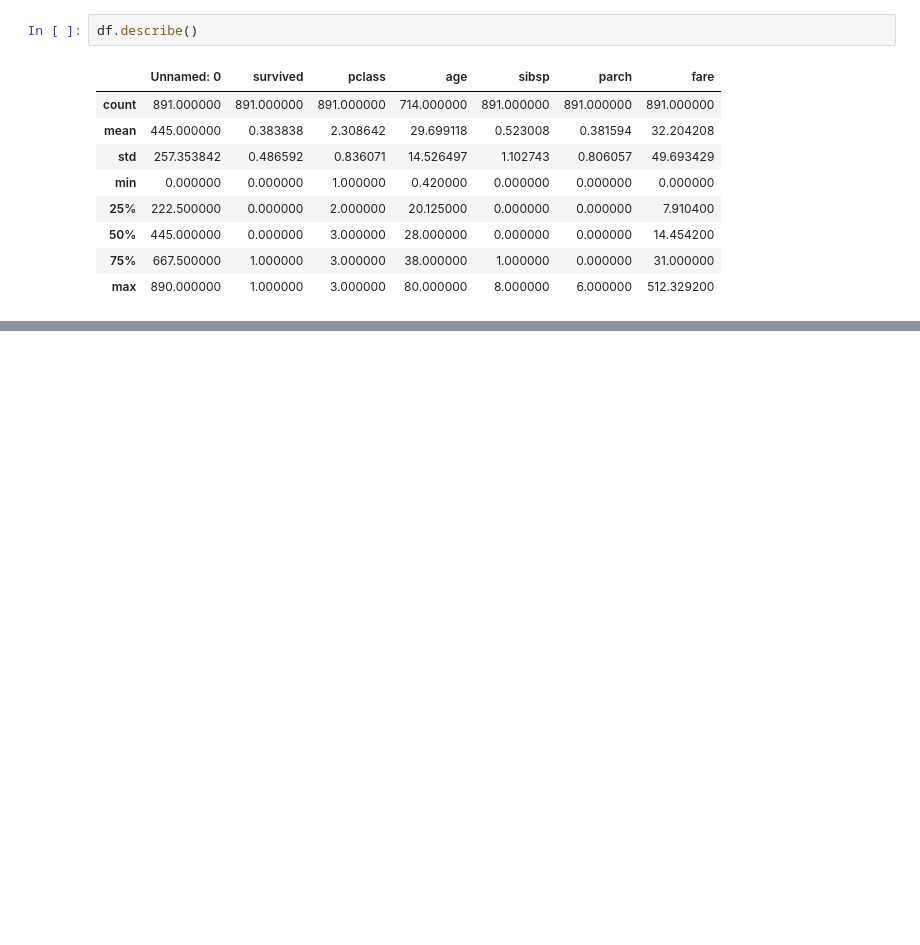
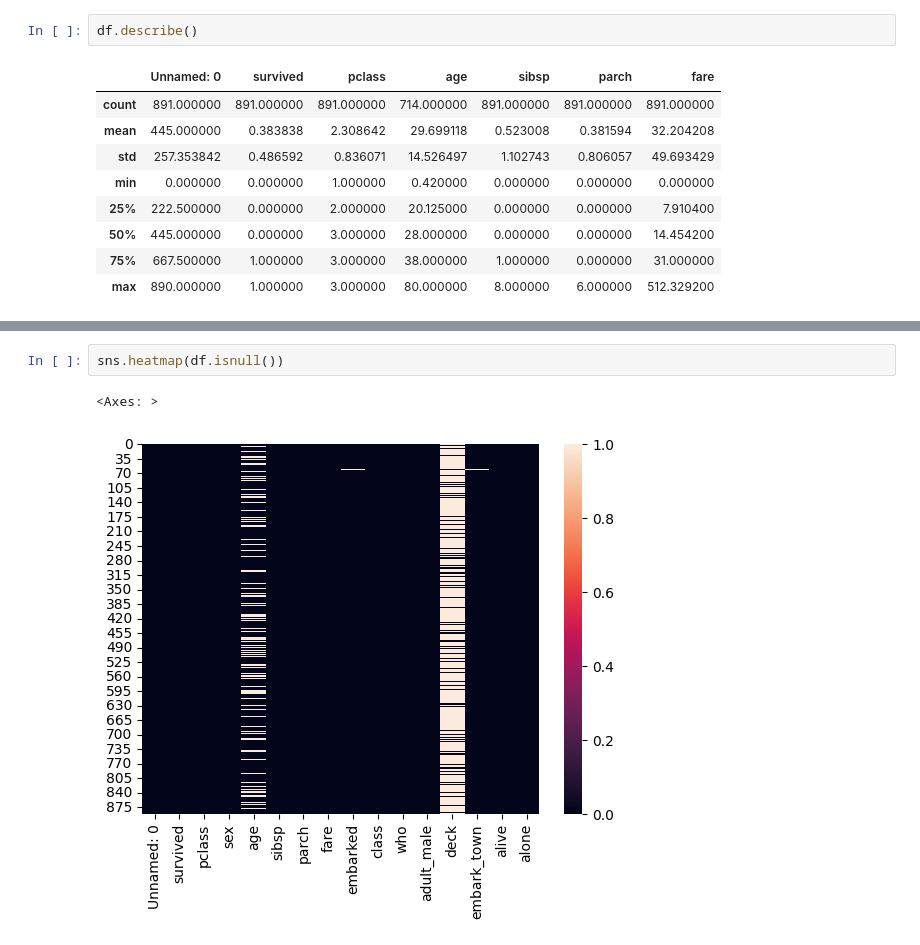
Before and after one commit to Munaam17/eda_project, a Jupyter notebook: notebooks/eda_titanic.ipynb, the cells around one changed output, grey strips where cells are left out. Drawn from its saved outputs; the diff is of its cells as text; blank space fills up the shorter version.

```diff
--- a/notebooks/eda_titanic.ipynb
+++ b/notebooks/eda_titanic.ipynb
@@ -81,0 +142,5 @@ df.describe()
+# %%
+sns.heatmap(df.isnull())
+# %% [output]
+<Axes: >
+[figure, added]
```
Also changed, not shown: parts of 4 cells of this notebook.
